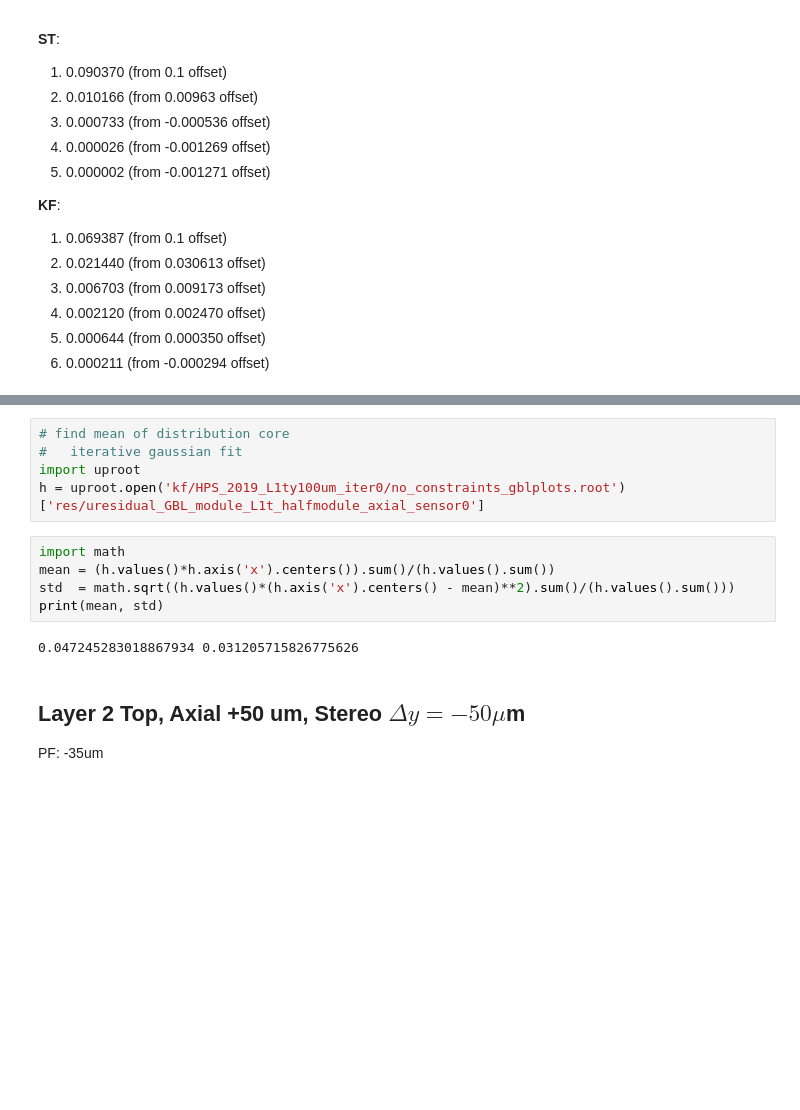
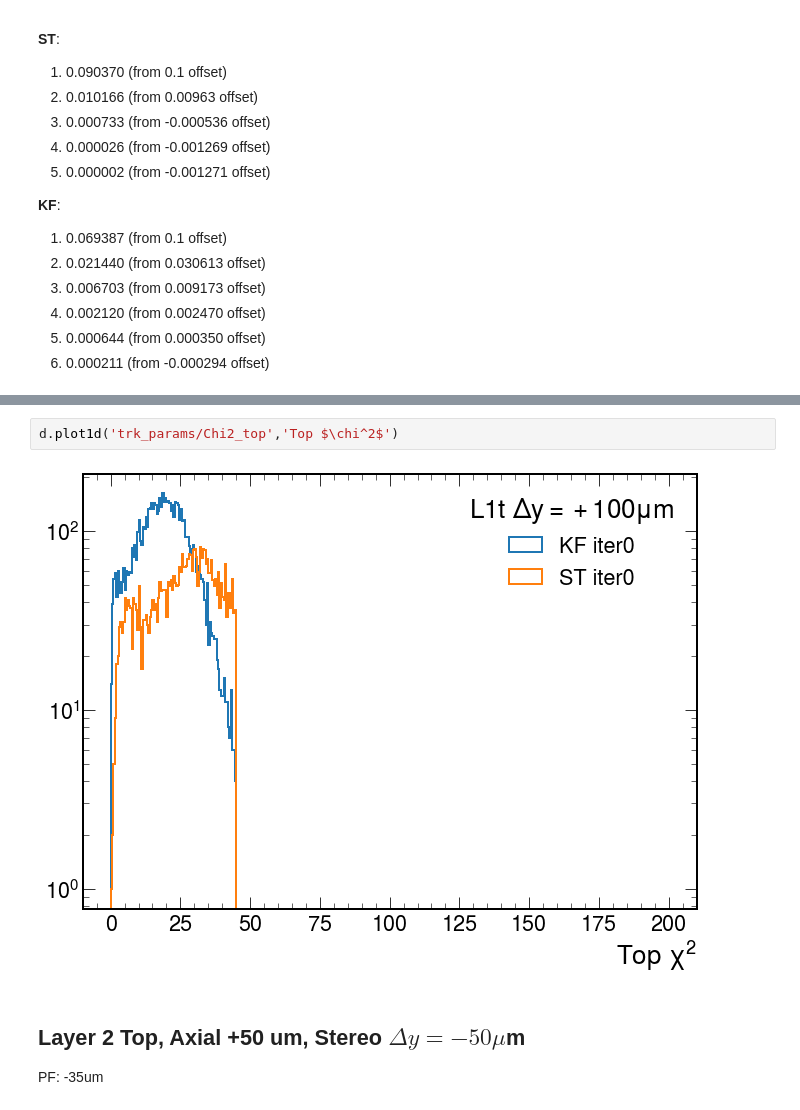
Before and after one commit to tomeichlersmith/hps, a Jupyter notebook: alignment/st_kf_comp.ipynb, the cells around one changed output, grey strips where cells are left out. Drawn from its saved outputs; the diff is of its cells as text; blank space fills up the shorter version.

```diff
--- a/alignment/st_kf_comp.ipynb
+++ b/alignment/st_kf_comp.ipynb
@@ -88,15 +58,7 @@ for name, hist, im in sensors :
-# %%
-# find mean of distribution core
-#   iterative gaussian fit
-import uproot
-h = uproot.open('kf/HPS_2019_L1ty100um_iter0/no_constraints_gblplots.root')['res/uresidual_GBL_module_L1t_halfmodule_axial_sensor0']
-# %%
-import math
-mean = (h.values()*h.axis('x').centers()).sum()/(h.values().sum())
-std  = math.sqrt((h.values()*(h.axis('x').centers() - mean)**2).sum()/(h.values().sum()))
-print(mean, std)
-# %% [output]
-0.047245283018867934 0.031205715826775626
+# %%
+d.plot1d('trk_params/Chi2_top','Top $\chi^2$')
+# %% [output]
+[figure, added]
 # %% [markdown]
 ## Layer 2 Top, Axial +50 um, Stereo $\Delta y = -50\mu$m
 
```
Also changed, not shown: parts of 6 cells of this notebook.
